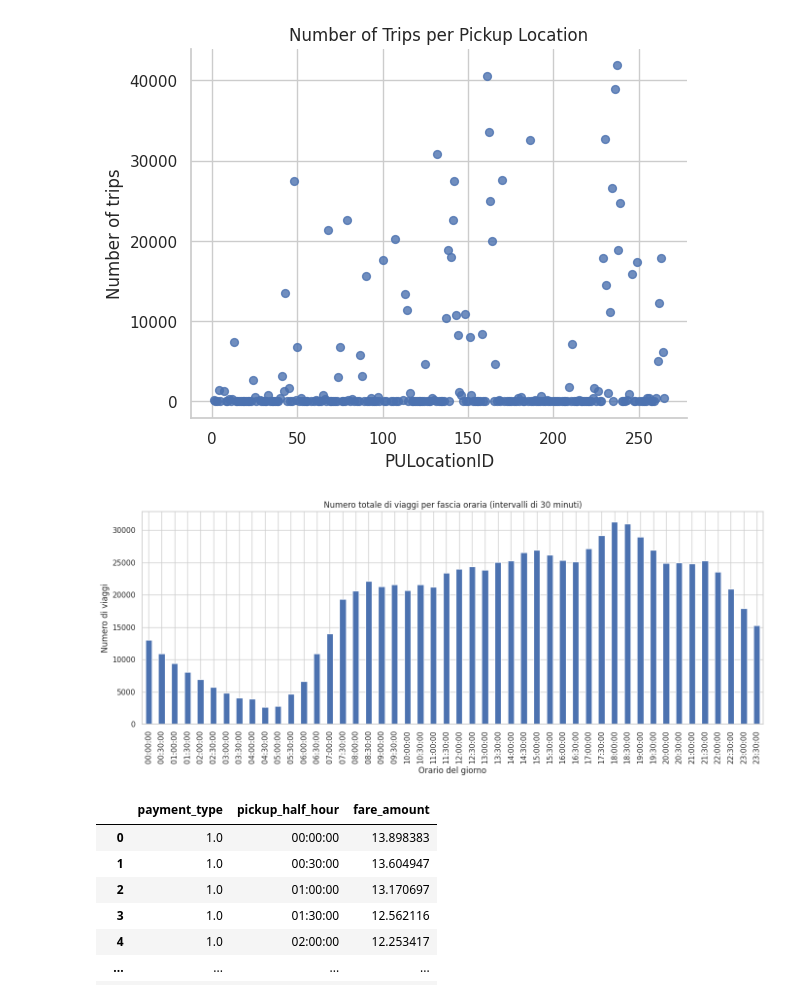
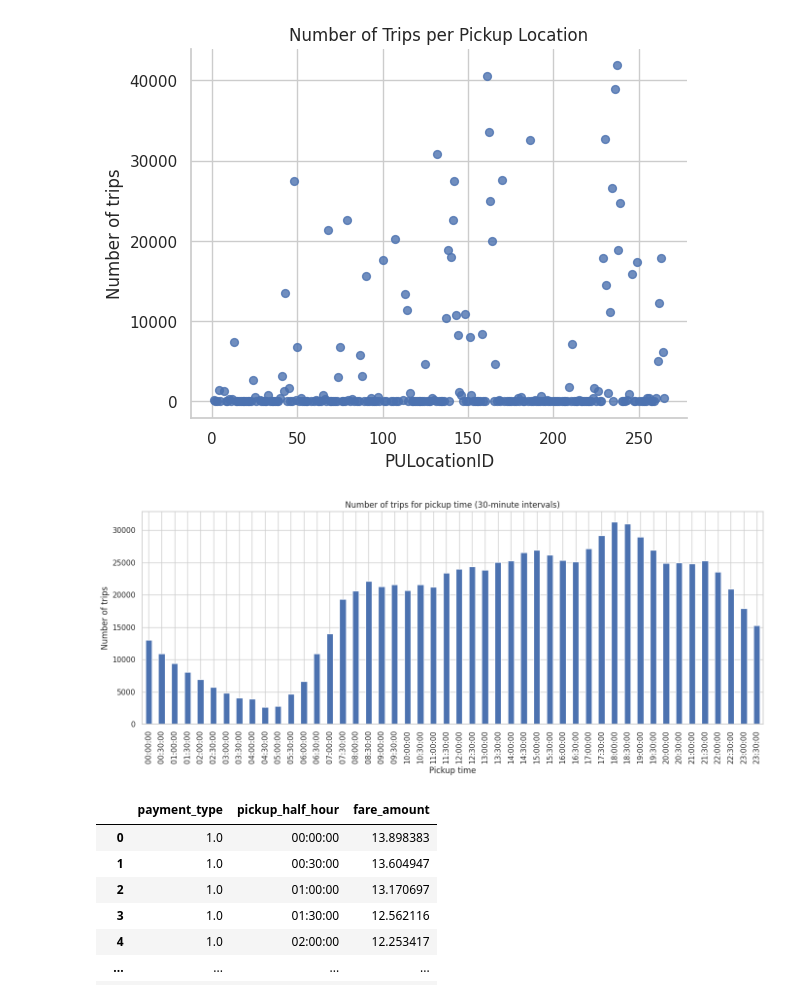
Before and after one commit to robbianiandrea/focs, a Jupyter notebook: Progetto_Andrea_Robbiani.ipynb, the cells around one changed output. Saved outputs shown, nothing was run; the diff lists cells and outputs as text; code cells hidden in the pictures.

```diff
--- a/Progetto_Andrea_Robbiani.ipynb
+++ b/Progetto_Andrea_Robbiani.ipynb
@@ -102,18 +101,18 @@ plt.show()
 # %%
 # Step 7 - Cluster the pickup time of the day into 30-minute intervals
 df["pickup_time_only"] = df["tpep_pickup_datetime"].dt.time
 df["pickup_half_hour"] = df["tpep_pickup_datetime"].dt.floor("30min").dt.time
 pickup_time_counts = df["pickup_half_hour"].value_counts().sort_index()
 plt.figure(figsize=(14, 6))
 pickup_time_counts.plot(kind="bar")
-plt.title("Numero totale di viaggi per fascia oraria (intervalli di 30 minuti)")
-plt.xlabel("Orario del giorno")
-plt.ylabel("Numero di viaggi")
+plt.title("Number of trips for pickup time (30-minute intervals)")
+plt.xlabel("Pickup time")
+plt.ylabel("Number of trips")
 plt.xticks(rotation=90)
 plt.tight_layout()
 plt.show()
 # %% [output]
-[figure, old version]
+[figure, new version]
 # %%
 # 8. For each interval, determine the average number of passengers and the average fare amount
 avg_passengers_fare = df.groupby("pickup_half_hour")[["passenger_count", "fare_amount"]].mean().reset_index()
```
Also changed, not shown: parts of 8 cells of this notebook.
